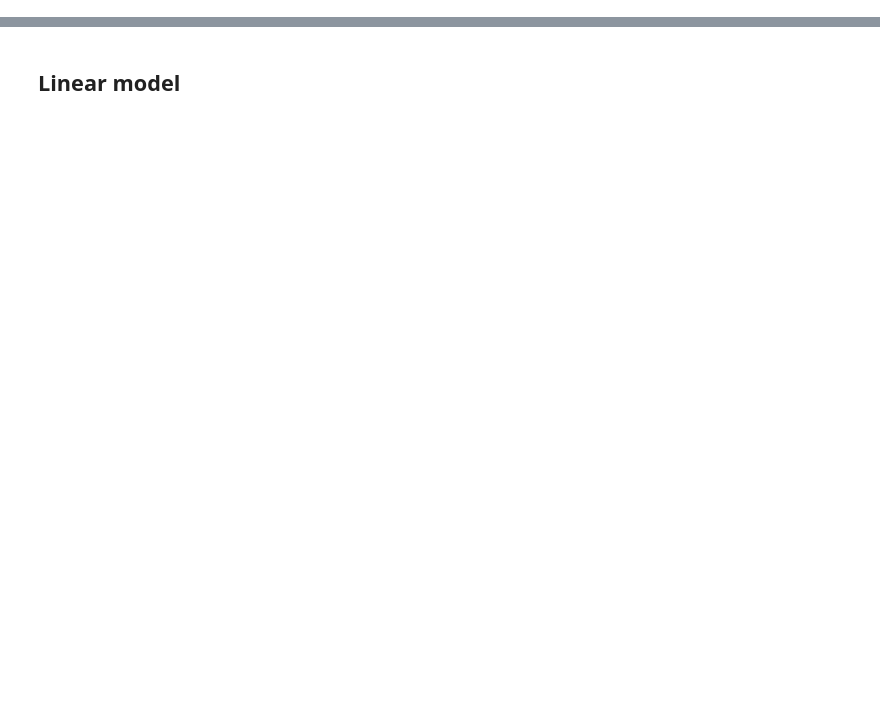
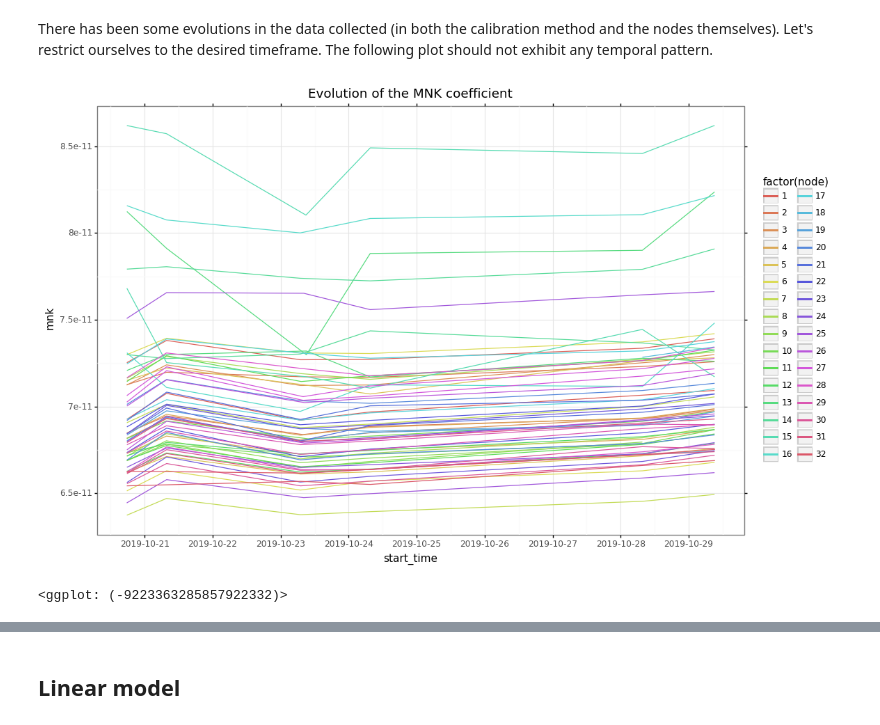
Before and after one commit to Ezibenroc/calibration_analysis, a Jupyter notebook: dahu/blas/dgemm_heterogeneous_model.ipynb, the cells around one changed output, grey strips where cells are left out. Cells and saved outputs as stored; diff of their text form; code cells hidden in the pictures; blank space fills up the shorter version.

Commit message:
New heterogeneous dgemm model for dahu

```diff
--- a/dahu/blas/dgemm_heterogeneous_model.ipynb
+++ b/dahu/blas/dgemm_heterogeneous_model.ipynb
@@ -175,0 +1,20 @@ Wall time: 7.28 s
+# %%
+import io
+import zipfile
+import pandas
+import warnings
+import os
+import yaml
+import re
+import datetime
+from plotnine import *
+import plotnine
+plotnine.options.figure_size = (12, 8)
+warnings.simplefilter(action='ignore')
+
+!wget https://gitlab.in2p3.fr/tom.cornebize/g5k_data/raw/master/stats.csv -O /tmp/stats.csv
+reg = pandas.read_csv('/tmp/stats.csv')
+reg = reg[reg['cluster'] == 'dahu']
+reg['start_time'] = pandas.to_datetime(reg['start_time'], unit='s')
+reg['cpu_id'] = reg['node']*len(reg['cpu'].unique()) + reg['cpu'] - 2
+reg.head()
@@ -175,0 +39,9 @@ Wall time: 7.28 s
+# %% [markdown]
+There has been some evolutions in the data collected (in both the calibration method and the nodes themselves). Let's restrict ourselves to the desired timeframe. The following plot should not exhibit any temporal pattern.
+# %%
+start = pandas.to_datetime('2019-10-19', format='%Y-%m-%d')
+reg = reg[reg['start_time'] >= start]
+ggplot(reg, aes(x='start_time', y='mnk', group='cpu_id', color='factor(node)')) + geom_line() + theme_bw() + ggtitle('Evolution of the MNK coefficient')
+# %% [output]
+[figure, added]
+<ggplot: (-9223363285857922332)>
```
Also changed, not shown: parts of 61 cells of this notebook.
